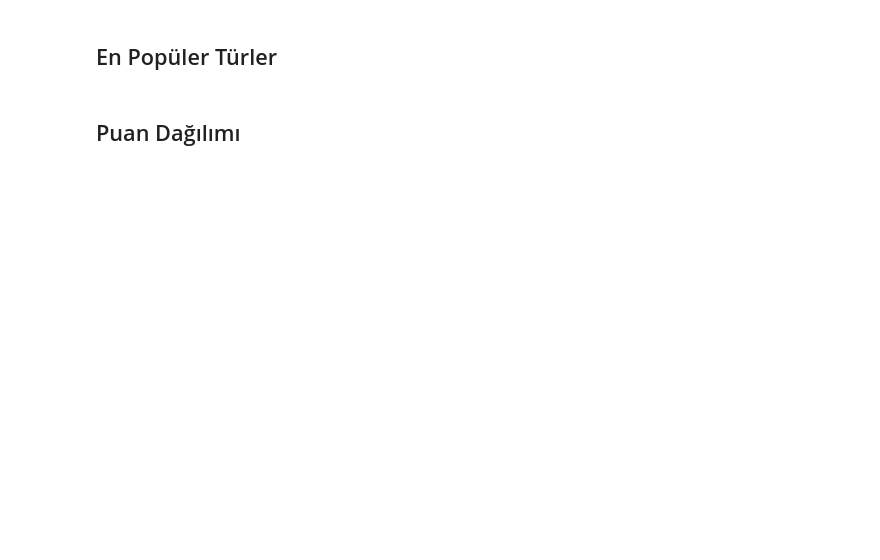
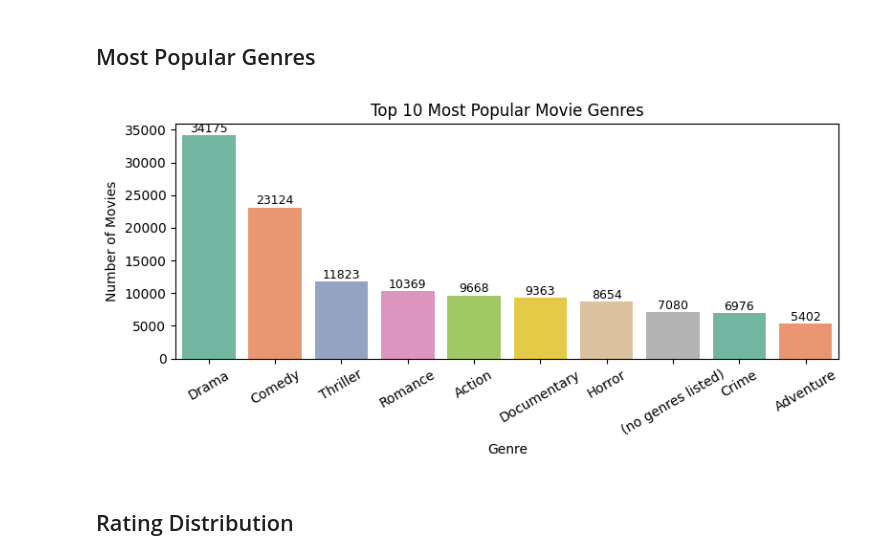
Before and after one commit to nabasvil/movielens-data-analysis, a Jupyter notebook: src/movie_analysis.ipynb, the cells around one changed output. Cells and saved outputs as stored; diff of their text form; code cells hidden in the pictures; blank space fills up the shorter version.

Commit message:
Notebook cleaned, warnings removed, new analyses and visualizations added. All code and documentation are now in English. Plots are saved once for documentation. See README for details.

```diff
--- a/src/movie_analysis.ipynb
+++ b/src/movie_analysis.ipynb
@@ -17,19 +26,23 @@ movies.head()
 # %% [markdown]
-## En Popüler Türler
+## Most Popular Genres
 # %%
-# Türleri ayır
 from collections import Counter
-genre_list = movies['genres'].str.split('|').sum()
+genre_list = movies['genres'].str.split('|').explode()
 genre_counts = Counter(genre_list)
-
-plt.figure(figsize=(10,5))
-sns.barplot(x=list(genre_counts.keys()), y=list(genre_counts.values()))
-plt.title('En Popüler Film Türleri')
-plt.ylabel('Film Sayısı')
-plt.xlabel('Tür')
-plt.xticks(rotation=45)
+top_genres = genre_counts.most_common(10)
+genres, counts = zip(*top_genres)
+plt.figure(figsize=(8,4))
+ax = sns.barplot(x=list(genres), y=list(counts), hue=list(genres), palette='Set2', legend=False)
+plt.title('Top 10 Most Popular Movie Genres')
+plt.ylabel('Number of Movies')
+plt.xlabel('Genre')
+plt.xticks(rotation=30)
+for i, v in enumerate(counts):
+    ax.text(i, v + 10, str(v), ha='center', va='bottom', fontsize=9)
 plt.tight_layout()
 plt.show()
+# %% [output]
+[figure, added]
 # %% [markdown]
-## Puan Dağılımı
+## Rating Distribution
 # %%
```
Also changed, not shown: parts of 18 cells of this notebook, 10 other files.
